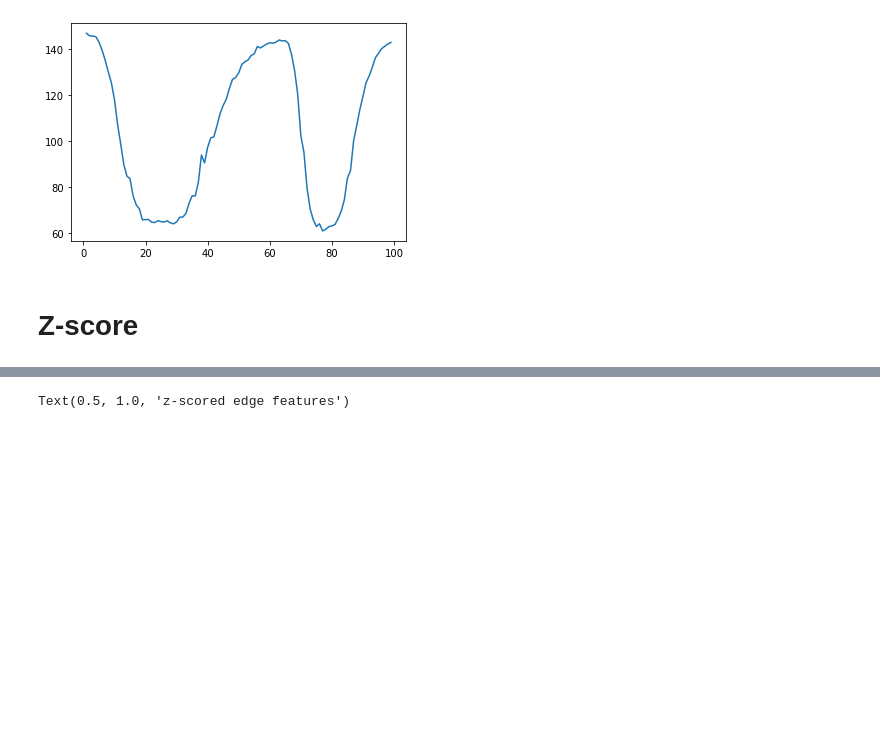
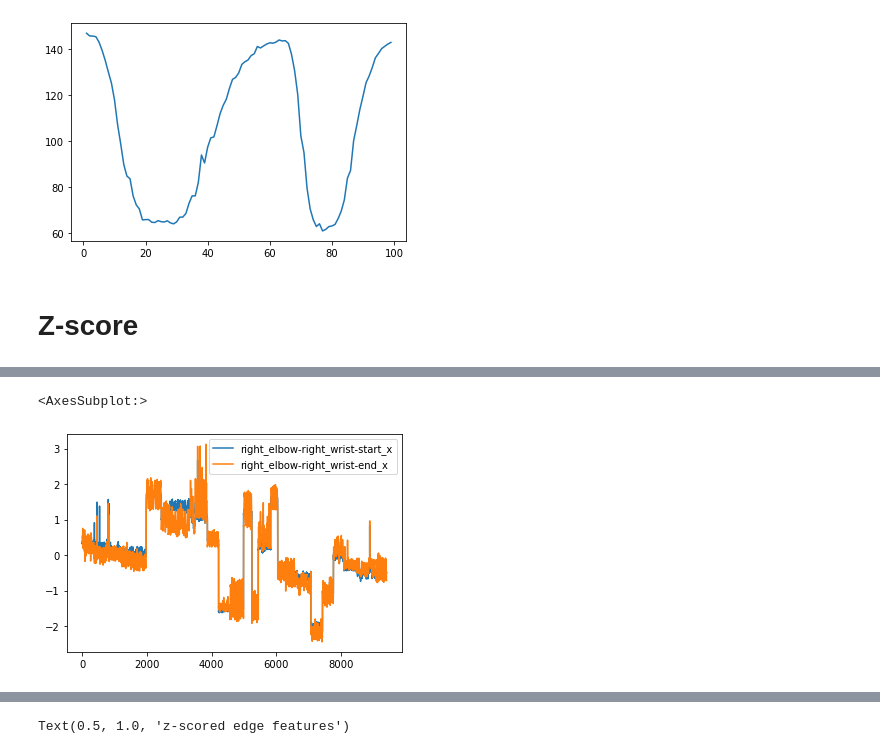
Before and after one commit to donw7/human_motion_analysis, a Jupyter notebook: notebooks/test_keras_tuner.ipynb, the cells around one changed output, grey strips where cells are left out. Cells and saved outputs as stored; diff of their text form; code cells hidden in the pictures; blank space fills up the shorter version.

```diff
--- a/notebooks/test_keras_tuner.ipynb
+++ b/notebooks/test_keras_tuner.ipynb
@@ -360,3 +321,5 @@ df_edge_features_test.iloc[1:100, 48].plot()
 # %%
 df_edge_features_train = df_edge_features_train[name_combinations].astype(float).apply(stats.zscore)
+df_edge_features_val = df_edge_features_val[name_combinations].astype(float).apply(stats.zscore)
+df_edge_features_test = df_edge_features_test[name_combinations].astype(float).apply(stats.zscore)
 # %%
@@ -366,0 +330,5 @@ df_edge_features_train.iloc[:,48].plot()
+# %%
+df_edge_features_val.iloc[:,[48, 50]].plot()
+# %% [output]
+<AxesSubplot:>
+[figure, added]
```
Also changed, not shown: parts of 49 cells of this notebook, 3 other files.
